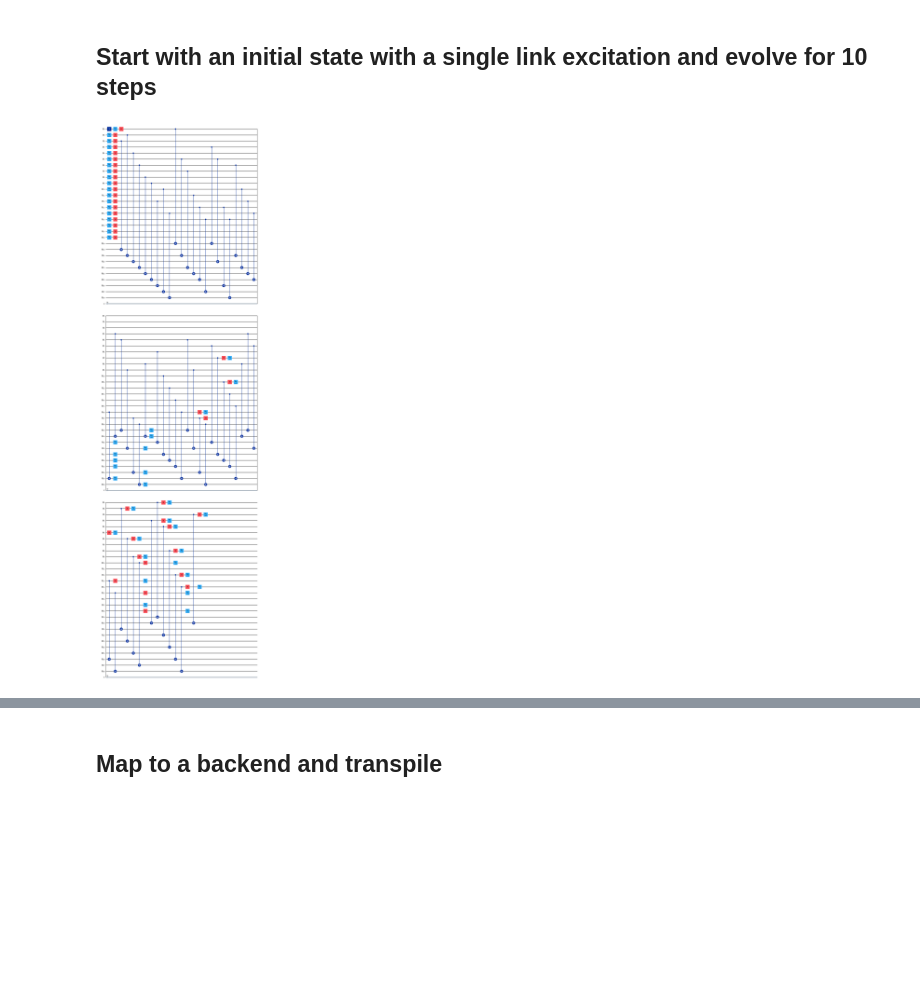
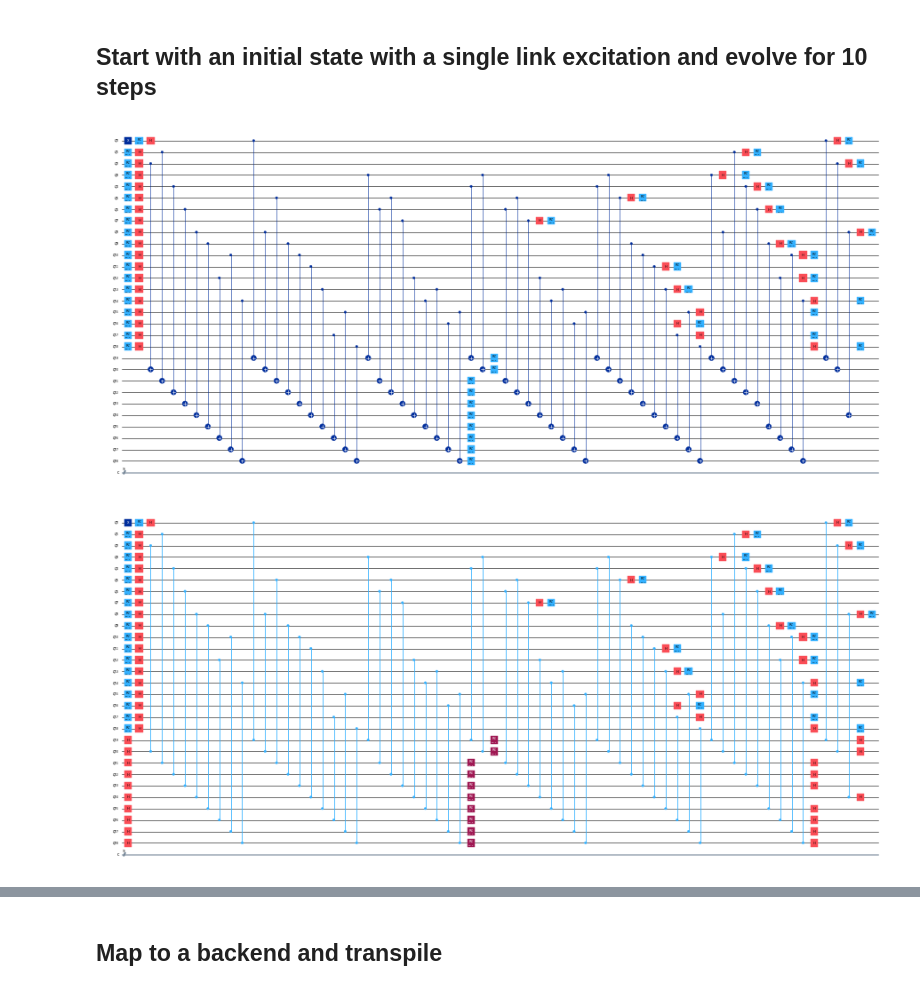
Before and after one commit to UTokyo-ICEPP/heavyhex-qft, a Jupyter notebook: notebooks/triangular_z2_trotter.ipynb, the cells around one changed output, grey strips where cells are left out. Cells and saved outputs as stored; diff of their text form; code cells hidden in the pictures; blank space fills up the shorter version.

```diff
--- a/notebooks/triangular_z2_trotter.ipynb
+++ b/notebooks/triangular_z2_trotter.ipynb
@@ -29,17 +45,28 @@ lattice = TriangularZ2Lattice('''
 # %%
-K = 0.5
-delta_t = 0.1
-
-snapshots = []
+snapshots_cx = []
 
 circuit = QuantumCircuit(lattice.num_links + lattice.num_plaquettes, lattice.num_links)
 circuit.x(0)
 for _ in range(10):
     circuit.compose(lattice.electric_evolution(0.5 * delta_t), inplace=True)
     circuit.compose(lattice.magnetic_evolution(K, delta_t), inplace=True)
     circuit.compose(lattice.electric_evolution(0.5 * delta_t), inplace=True)
-    snapshots.append(circuit.copy())
+    snapshots_cx.append(circuit.copy())
 
-snapshots[0].draw('mpl', scale=0.8)
+snapshots_cx[0].draw('mpl', scale=0.2, fold=100)
 # %% [output]
-[figure, old version]
+[figure, new version]
+# %%
+snapshots_cz = []
+
+circuit = QuantumCircuit(lattice.num_links + lattice.num_plaquettes, lattice.num_links)
+circuit.x(0)
+for _ in range(10):
+    circuit.compose(lattice.electric_evolution(0.5 * delta_t), inplace=True)
+    circuit.compose(lattice.magnetic_evolution(K, delta_t, basis_2q='cz'), inplace=True)
+    circuit.compose(lattice.electric_evolution(0.5 * delta_t), inplace=True)
+    snapshots_cz.append(circuit.copy())
+
+snapshots_cz[0].draw('mpl', scale=0.2, fold=100)
+# %% [output]
+[figure, added]
```
Also changed, not shown: parts of 16 cells of this notebook.
